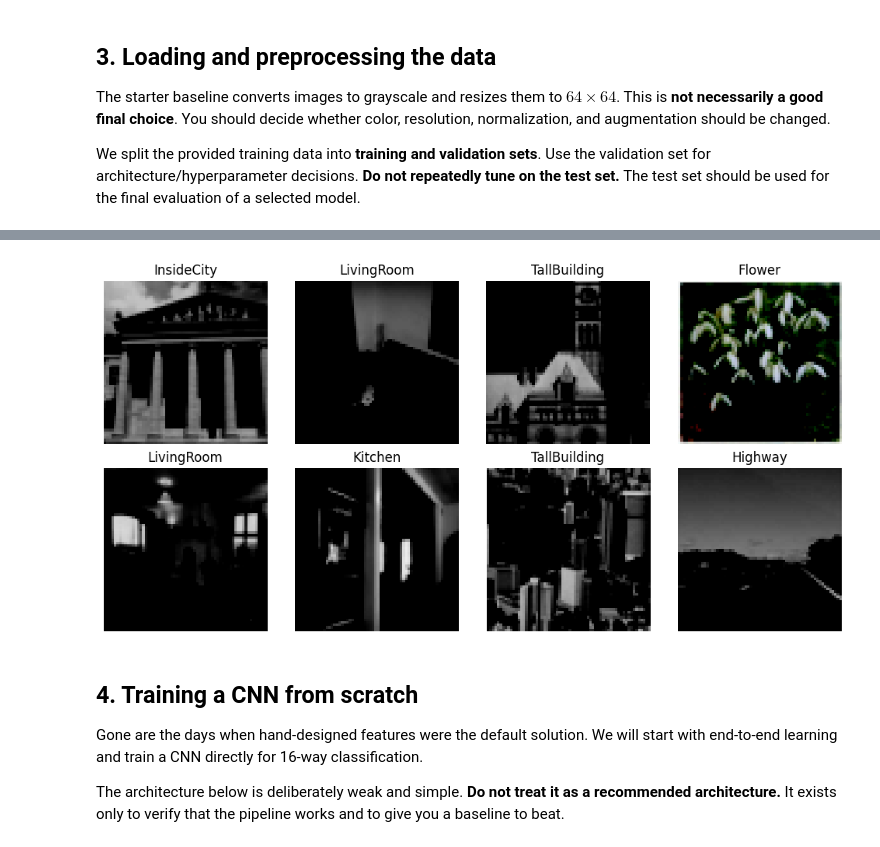
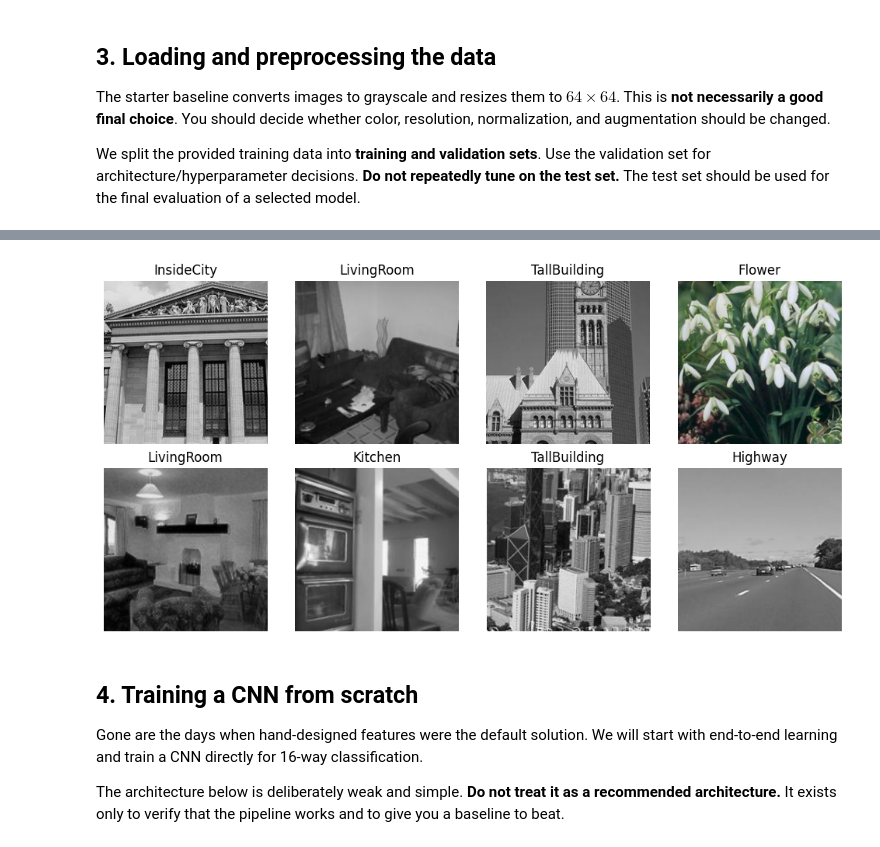
Before and after one commit to ameliaeckard/cnn-scene-classification, a Jupyter notebook: notebooks/ITCS_6169_8169_Assignment1_2026_Starter.ipynb, the cells around one changed output, grey strips where cells are left out. Cells and saved outputs as stored; diff of their text form; code cells hidden in the pictures.

```diff
--- a/notebooks/ITCS_6169_8169_Assignment1_2026_Starter.ipynb
+++ b/notebooks/ITCS_6169_8169_Assignment1_2026_Starter.ipynb
@@ -225,13 +236,40 @@ Channels per image: 3
 # %%
-# Visualize a few training examples
+# Visualize a few ResNet18 training examples
+
 images, labels = next(iter(train_loader))
 
+# ImageNet normalization values
+mean = torch.tensor(
+    [0.485, 0.456, 0.406]
+).view(3, 1, 1)
+
+std = torch.tensor(
+    [0.229, 0.224, 0.225]
+).view(3, 1, 1)
+
 fig, axes = plt.subplots(2, 4, figsize=(10, 5))
-for ax, image, label in zip(axes.flat, images[:8], labels[:8]):
+
+for ax, image, label in zip(
+    axes.flat,
+    images[:8],
+    labels[:8]
+):
+    # Undo ImageNet normalization
+    image = image.cpu() * std + mean
+
+    # PyTorch:
+    # [channels, height, width]
+    #
+    # Matplotlib:
+    # [height, width, channels]
     image = image.permute(1, 2, 0)
-    ax.imshow(image.squeeze(0), cmap='gray')
+
+    image = image.clamp(0, 1)
+
+    ax.imshow(image)
     ax.set_title(class_names[label.item()])
     ax.axis('off')
+
 plt.tight_layout()
 plt.show()
 # %% [output]
@@ -246,4 +276,4 @@ WARNING:matplotlib.image:Clipping input data to the valid range for imshow with
-[figure, old version]
+[figure, new version]
 # %% [markdown]
 ## 4. Training a CNN from scratch
 
```
Also changed, not shown: parts of 8 cells of this notebook.
